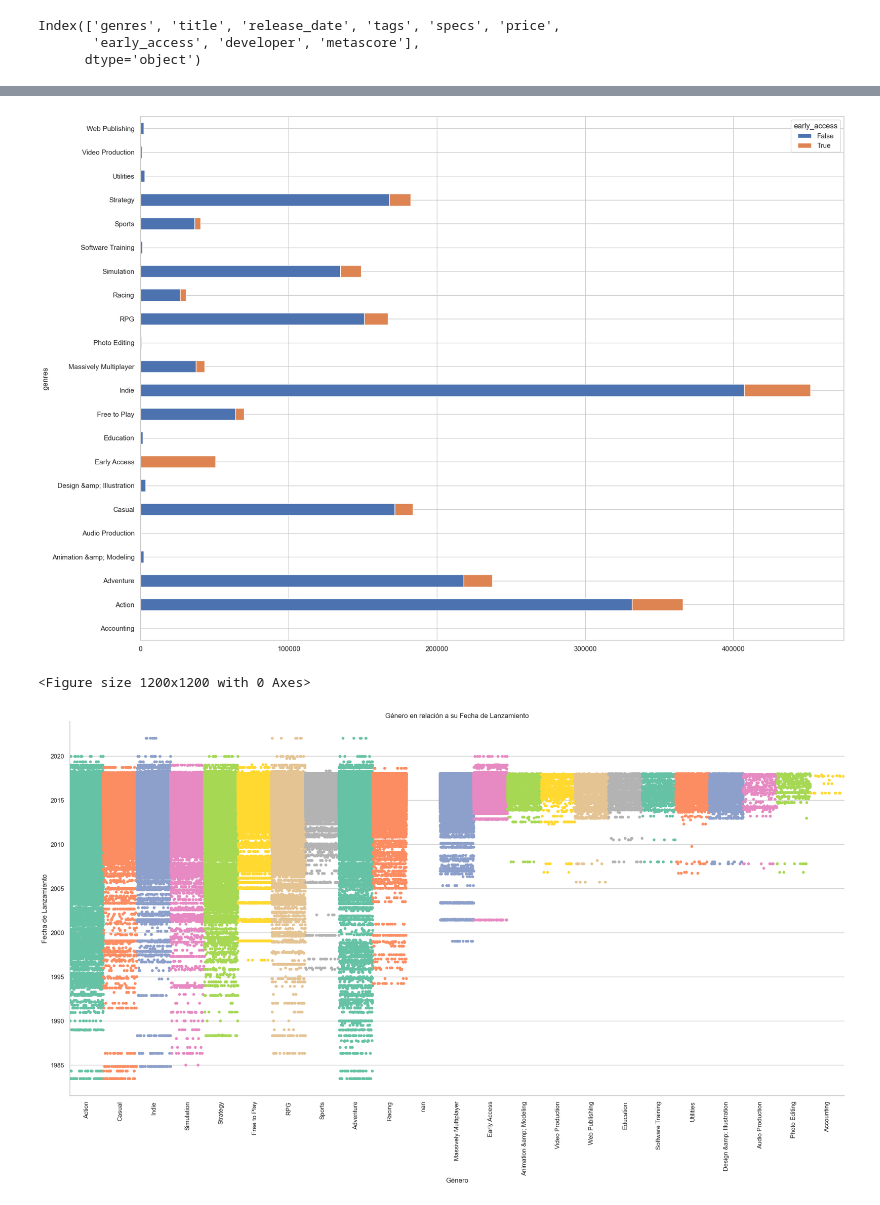
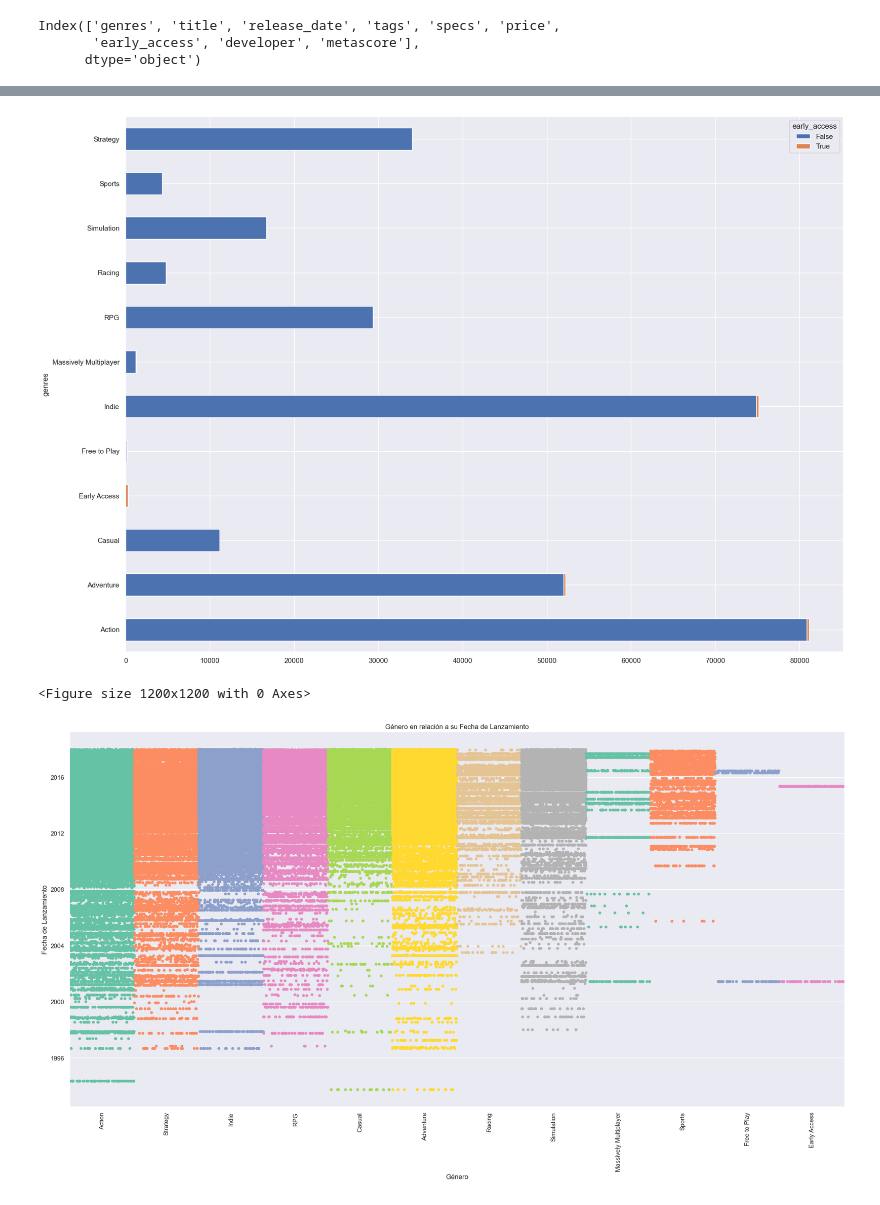
Before and after one commit to OvaR82/ProyectoHenryVenv, a Jupyter notebook: ETL-EDA.ipynb, the cells around one changed output, grey strips where cells are left out. Saved outputs shown, nothing was run; the diff lists cells and outputs as text; code cells hidden in the pictures.

```diff
--- a/ETL-EDA.ipynb
+++ b/ETL-EDA.ipynb
@@ -32,6 +35,7 @@ from wordcloud import WordCloud
 %matplotlib inline
 import warnings
 warnings.filterwarnings('ignore')
+sns.set(style="darkgrid")
 # %%
 # Recuperación de los datos desde un archivo .json
 dataset = []
@@ -357,13 +401,10 @@ plt.show()
 # %%
-# Configurar el estilo de Seaborn
-sns.set(style="whitegrid")
-
 # Generar el histograma con la función histplot de Seaborn
-sns.histplot(steam_eda['price'], bins=100, kde=False, color='blue')
+sns.histplot(steam_eda_reduc['price'], bins=100, kde=False, color='blue')
 
 # Obtener el mínimo y máximo precio
-min_price = steam_eda['price'].min()
-max_price = steam_eda['price'].max()
+min_price = steam_eda_reduc['price'].min()
+max_price = steam_eda_reduc['price'].max()
 
 # Configurar etiquetas y título
 plt.xlabel('Precio')
@@ -371,7 +412,7 @@ plt.ylabel('Frecuencia')
 plt.title('Histograma del Precio de los Videojuegos')
 
 # Mostrar los resultados estadísticos
-plt.text(0.75, 0.9, f"Media: {steam_eda['price'].mean():.2f}\nMediana: {steam_eda['price'].median():.2f}\nDesviación Estándar: {steam_eda['price'].std():.2f}",
+plt.text(0.75, 0.9, f"Media: {steam_eda_reduc['price'].mean():.2f}\nMediana: {steam_eda_reduc['price'].median():.2f}\nDesviación Estándar: {steam_eda_reduc['price'].std():.2f}",
          transform=plt.gca().transAxes)
 
 # Agregar líneas verticales para mostrar el mínimo y máximo precio
@@ -388,28 +429 @@ NameError: name 'steam_eda' is not defined
-# %%
-# Configurar el estilo de Seaborn
-sns.set(style="whitegrid")
-
-# Ordenar el dataframe por precio mínimo en orden ascendente y seleccionar los 10 primeros
-top_min_prices = steam_eda.nsmallest(10, 'price')
-
-# Ordenar el dataframe por precio máximo en orden descendente y seleccionar los 10 primeros
-top_max_prices = steam_eda.nlargest(10, 'price')
-
-# Crear el gráfico de barras para el top 10 de precios mínimos utilizando Seaborn
-plt.figure(figsize=(10, 5))
-sns.barplot(x='title', y='price', data=top_min_prices, color='red')
-plt.xlabel('Juego')
-plt.ylabel('Precio Mínimo')
-plt.title('Top 10 de Precios Mínimos de Juegos')
-plt.xticks(rotation=90)
-plt.show()
-
-# Crear el gráfico de barras para el top 10 de precios máximos utilizando Seaborn
-plt.figure(figsize=(10, 5))
-sns.barplot(x='title', y='price', data=top_max_prices, color='green')
-plt.xlabel('Juego')
-plt.ylabel('Precio Máximo')
-plt.title('Top 10 de Precios Máximos de Juegos')
-plt.xticks(rotation=90)
-plt.show()
 # %%
@@ -436,21 +446,20 @@ pd.crosstab(index=data_steam_final['genres'], columns=data_steam_final['early_ac
 # %%
-pd.crosstab(index=data_steam_final['genres'], columns=data_steam_final['early_access']).plot.barh(stacked=True,
-                                                                            figsize=(20, 15))
+pd.crosstab(index=steam_eda_reduc['genres'], columns=steam_eda_reduc['early_access']).plot.barh(stacked=True, figsize=(20, 15))
 plt.show()
 # %% [output]
-[figure, old version]
+[figure, new version]
 # %%
 # Convertir los datos de la columna 'release_date' al tipo de datos datetime (omitir si ya están en formato datetime)
-data_steam_final['release_date'] = pd.to_datetime(data_steam_final['release_date'])
+steam_eda_reduc['release_date'] = pd.to_datetime(steam_eda_reduc['release_date'])
 
 # Crear el catplot usando Seaborn
 plt.figure(figsize=(12, 12))
-sns.catplot(x='genres', y='release_date', data=data_steam_final, jitter=0.5, hue='genres', palette='Set2', height=10, aspect=2)
+sns.catplot(x='genres', y='release_date', data=steam_eda_reduc, jitter=0.5, hue='genres', palette='Set2', height=10, aspect=2)
 plt.xticks(rotation=90)
 plt.xlabel('Género')
 plt.ylabel('Fecha de Lanzamiento')
 plt.title('Género en relación a su Fecha de Lanzamiento')
 plt.show()
 # %% [output]
 <Figure size 1200x1200 with 0 Axes>
-[figure, old version]
+[figure, new version]
```
Also changed, not shown: parts of 22 cells of this notebook.
